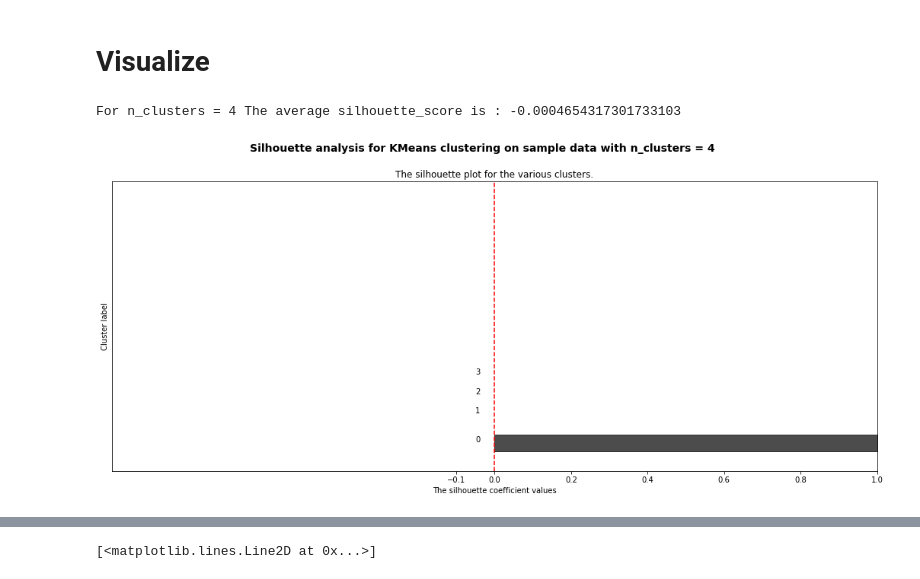
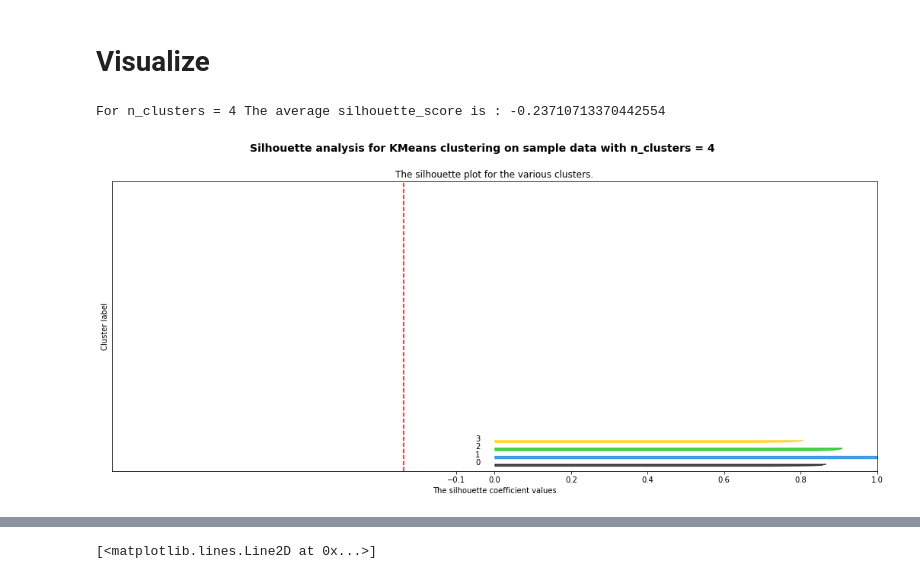
Before and after one commit to Amglex/Mutual-Funds, a Jupyter notebook: notebooks/05 - Mean return per Style.ipynb, the cells around one changed output, grey strips where cells are left out. Drawn from its saved outputs; the diff is of its cells as text; code cells hidden in the pictures.

```diff
--- a/notebooks/05 - Mean return per Style.ipynb
+++ b/notebooks/05 - Mean return per Style.ipynb
@@ -25,2 +28,6 @@ from sklearn.preprocessing import Normalizer, MaxAbsScaler
+# %%
+# Convert to date format
+begin_date = '2018-01-01'
+end_date = '2019-01-01'
 # %% [markdown]
 ## Load Data
@@ -38,0 +52,6 @@ summary.shape
+# %%
+# Convert to date format and filter based on date with mask that is also used on holdings
+summary['date'] =  pd.to_datetime(summary['report_dt'], format='%Y-%m-%d')
+date_mask = summary['date'] > begin_date
+summary = summary[date_mask]
+summary.shape
@@ -44,0 +89,2 @@ holdings.shape
+# %%
+holdings = holdings[date_mask.values]
@@ -150,9 +212,8 @@ pd.DataFrame(holdings.sum(1)).plot()
 # %%
-%%time
 print('Start kMeans...')
-kmeans = KMeans(n_clusters = 4,
+kmeans = KMeans(n_clusters = 3,
                 verbose = True,
-                n_init = 5, # Number of runs
+                n_init = 10, # Number of runs
                 n_jobs= -1,
                 random_state=0).fit(holdings)
 # %% [output]
@@ -263,7 +320,7 @@ plt.plot(result_mat['Clusters'],result_mat['Inertia'])
 MiniBatchKMeans?
 # %%
 %%time
-holdings = holdings[:3000]
+#holdings = holdings[:3000]
 X = holdings
 n_clusters = [4]
 
@@ -327,32 +384,32 @@ for n_clusters in n_clusters:
         size_cluster_i = ith_cluster_silhouette_values.shape[0]
         y_upper = y_lower + size_cluster_i
 
         color = cm.nipy_spectral(float(i) / n_clusters)
         ax1.fill_betweenx(np.arange(y_lower, y_upper),
                           0, ith_cluster_silhouette_values,
                           facecolor=color, edgecolor=color, alpha=0.7)
 
         # Label the silhouette plots with their cluster numbers at the middle
         ax1.text(-0.05, y_lower + 0.5 * size_cluster_i, str(i))
 
         # Compute the new y_lower for next plot
         y_lower = y_upper + 10  # 10 for the 0 samples
 
     ax1.set_title("The silhouette plot for the various clusters.")
     ax1.set_xlabel("The silhouette coefficient values")
     ax1.set_ylabel("Cluster label")
 
     # The vertical line for average silhouette score of all the values
     ax1.axvline(x=silhouette_avg, color="red", linestyle="--")
 
     ax1.set_yticks([])  # Clear the yaxis labels / ticks
     ax1.set_xticks([-0.1, 0, 0.2, 0.4, 0.6, 0.8, 1])
 
     plt.suptitle(("Silhouette analysis for KMeans clustering on sample data "
                   "with n_clusters = %d" % n_clusters),
                  fontsize=14, fontweight='bold')
 
 plt.show()
 # %% [output]
-For n_clusters = 4 The average silhouette_score is : -0.0004654317301733103
+For n_clusters = 4 The average silhouette_score is : -0.23710713370442554
-[figure, old version]
+[figure, new version]
```
Also changed, not shown: parts of 43 cells of this notebook, 4 other files.
